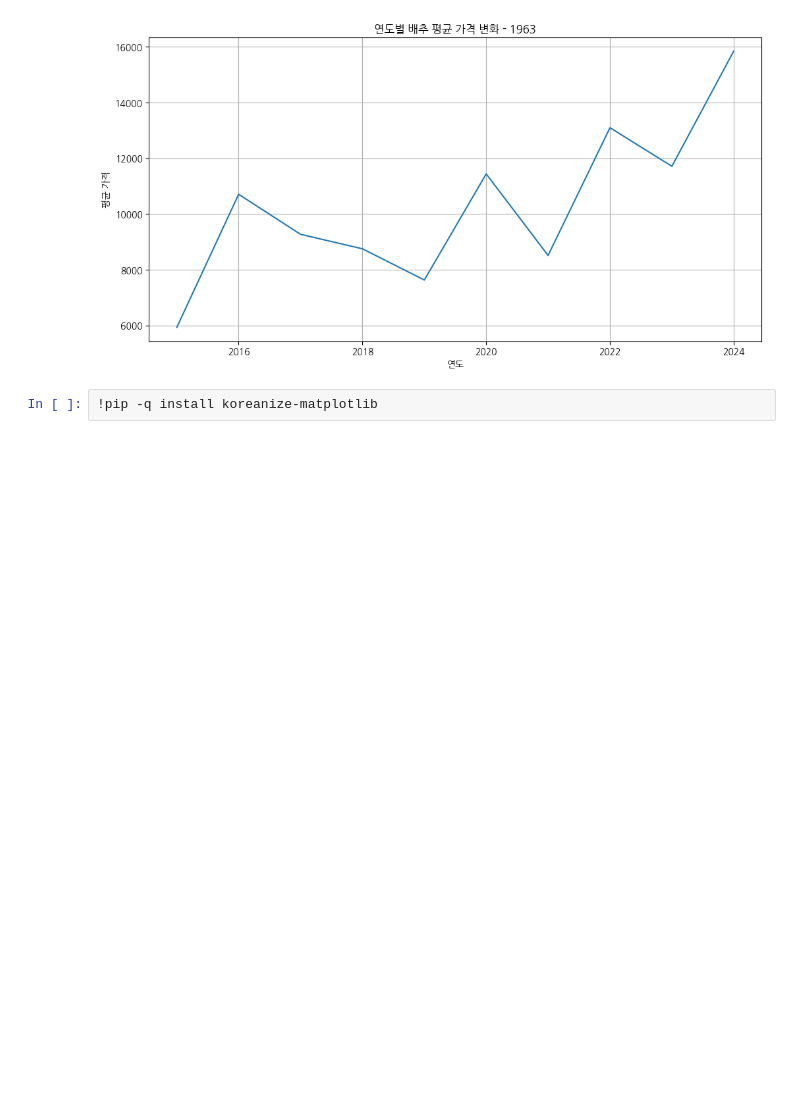
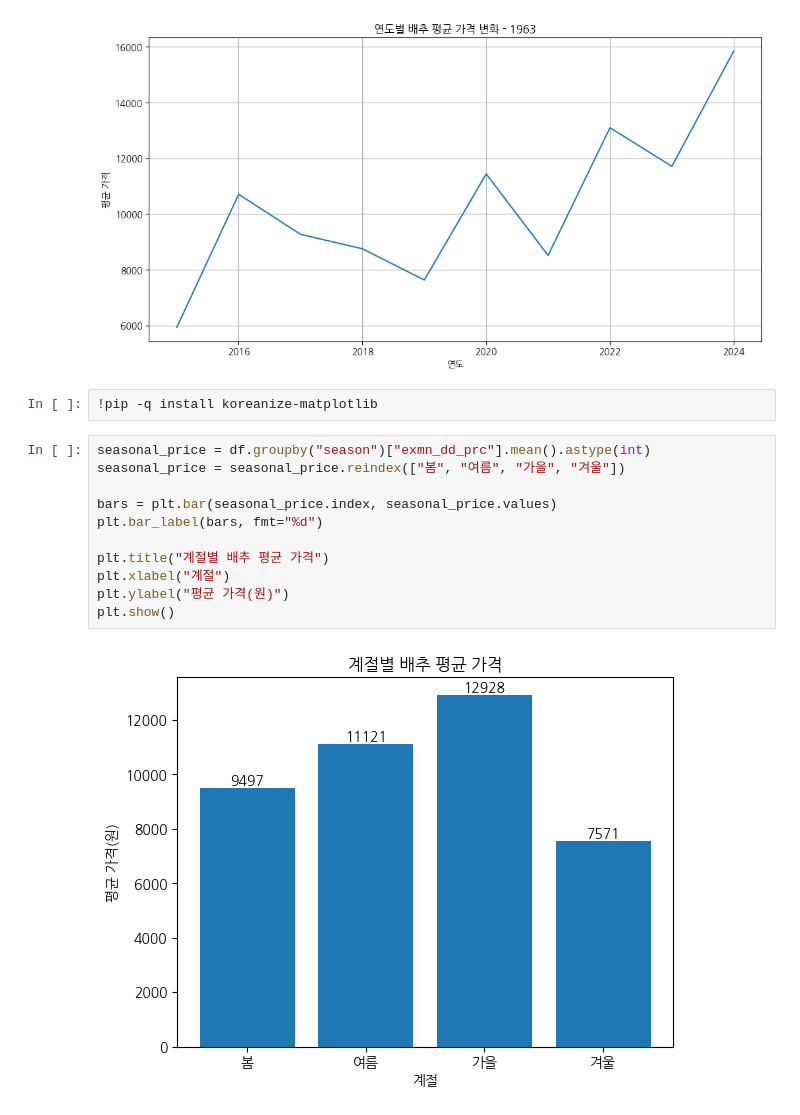
Before and after one commit to bomfire-K/Data-Analysis-with-Open-Source, a Jupyter notebook: 오픈소스_데이터_분석_4강.ipynb, the cells around one changed output. Drawn from its saved outputs; the diff is of its cells as text; blank space fills up the shorter version.

```diff
--- a/오픈소스_데이터_분석_4강.ipynb
+++ b/오픈소스_데이터_분석_4강.ipynb
@@ -265,3 +265,16 @@ plt.show()
 [figure]
 # %%
 !pip -q install koreanize-matplotlib
+# %%
+seasonal_price = df.groupby("season")["exmn_dd_prc"].mean().astype(int)
+seasonal_price = seasonal_price.reindex(["봄", "여름", "가을", "겨울"])
+
+bars = plt.bar(seasonal_price.index, seasonal_price.values)
+plt.bar_label(bars, fmt="%d")
+
+plt.title("계절별 배추 평균 가격")
+plt.xlabel("계절")
+plt.ylabel("평균 가격(원)")
+plt.show()
+# %% [output]
+[figure, added]
```
